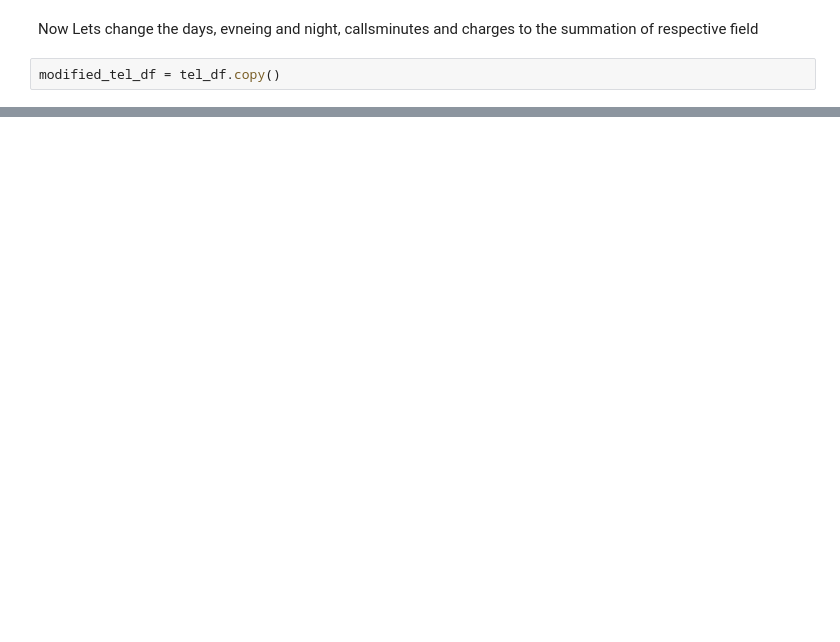
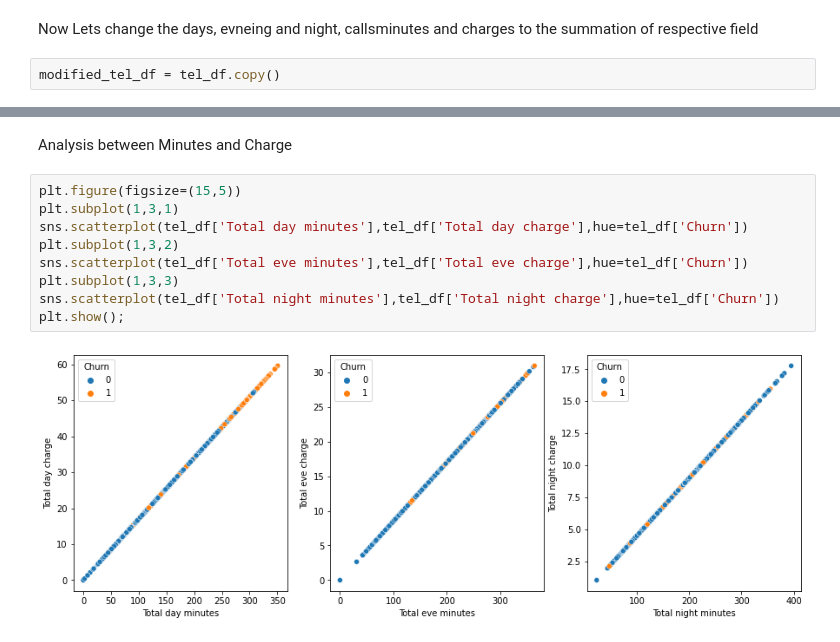
Before and after one commit to shyamsundar-v/Telecom-Churn-Analysis, a Jupyter notebook: Telecom_Churn_Analysis_Capstone_Project.ipynb, the cells around one changed output, grey strips where cells are left out. Saved outputs shown, nothing was run; the diff lists cells and outputs as text; blank space fills up the shorter version.

```diff
--- a/Telecom_Churn_Analysis_Capstone_Project.ipynb
+++ b/Telecom_Churn_Analysis_Capstone_Project.ipynb
@@ -308,0 +415,13 @@ sns.boxplot(modified_tel_df['Total day minutes'],color='green')
+# %% [markdown]
+Analysis between Minutes and Charge
+# %%
+plt.figure(figsize=(15,5))
+plt.subplot(1,3,1)
+sns.scatterplot(tel_df['Total day minutes'],tel_df['Total day charge'],hue=tel_df['Churn'])
+plt.subplot(1,3,2)
+sns.scatterplot(tel_df['Total eve minutes'],tel_df['Total eve charge'],hue=tel_df['Churn'])
+plt.subplot(1,3,3)
+sns.scatterplot(tel_df['Total night minutes'],tel_df['Total night charge'],hue=tel_df['Churn'])
+plt.show();
+# %% [output]
+[figure, added]
```
Also changed, not shown: parts of 24 cells of this notebook.
